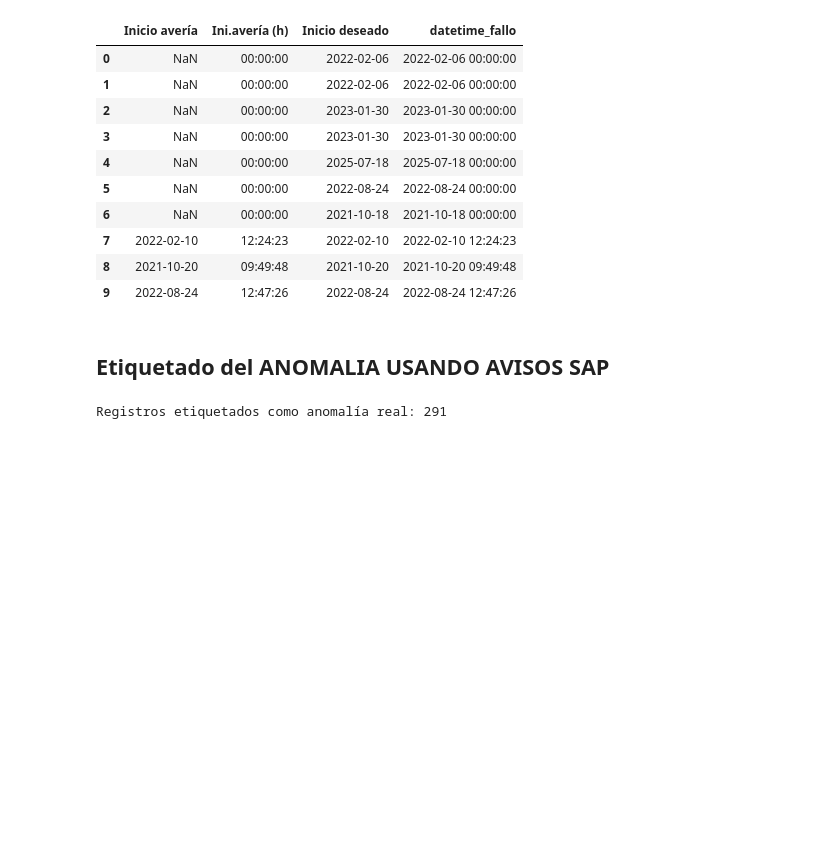
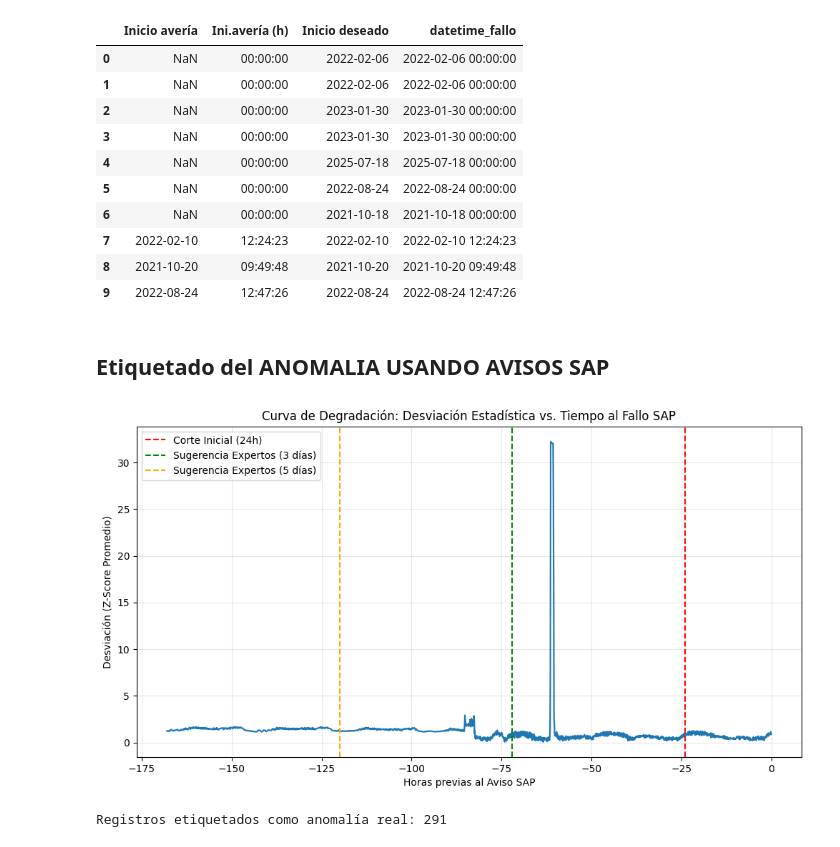
Before and after one commit to BryanInche/27.tfm_enagas_ia, a Jupyter notebook: notebooks/03_Etiquetado_y_Feature_Engineering.ipynb, the cells around one changed output. Cells and saved outputs as stored; diff of their text form; code cells hidden in the pictures; blank space fills up the shorter version.

Commit message:
modelos_punto_corte

```diff
--- a/notebooks/03_Etiquetado_y_Feature_Engineering.ipynb
+++ b/notebooks/03_Etiquetado_y_Feature_Engineering.ipynb
@@ -53,6 +53,69 @@ df_sap[['Inicio avería','Ini.avería (h)','Inicio deseado','datetime_fallo']]
 | 9 | 2022-08-24 | 12:47:26 | 2022-08-24 | 2022-08-24 12:47:26 |
 # %% [markdown]
 ## Etiquetado del ANOMALIA USANDO AVISOS SAP
+# %%
+import pandas as pd
+import numpy as np
+import matplotlib.pyplot as plt
+import seaborn as sns
+
+# 1. Selección de variables dinámicas (omitimos las de varianza cero como caudal_min)
+variables_analisis = ['presion_in_A', 'temperatura_in_A', 'caudal_bruto_A', 'caudal_nominal_A']
+
+# 2. Definición de la Población de Control (Operación Normal)
+# Filtramos periodos que sabemos están lejos de cualquier fallo (ej. más de 10 días de distancia)
+df_control = df.copy()
+for fecha in df_sap['datetime_fallo']:
+    mask_cerca_fallo = (df_control.index >= fecha - pd.Timedelta(days=10)) & \
+                       (df_control.index <= fecha + pd.Timedelta(days=1))
+    df_control = df_control[~df_control.index.isin(df_control[mask_cerca_fallo].index)]
+
+# Calculamos media y desviación estándar de la normalidad
+stats_normal = df_control[variables_analisis].agg(['mean', 'std']).T
+
+# 3. Análisis de Ventanas Pre-Fallo (7 días atrás)
+analisis_lote = []
+
+for fecha_f in df_sap['datetime_fallo']:
+    # Extraemos 7 días antes del aviso SAP
+    inicio_ventana = fecha_f - pd.Timedelta(days=7)
+    ventana_pre = df.loc[inicio_ventana:fecha_f, variables_analisis].copy()
+
+    if ventana_pre.empty:
+        continue
+
+    # Calculamos el Z-Score para cada variable (Distancia estadística a la normalidad)
+    for var in variables_analisis:
+        ventana_pre[f'z_{var}'] = (ventana_pre[var] - stats_normal.loc[var, 'mean']) / stats_normal.loc[var, 'std']
+
+    # Calculamos la Desviación Promedio Absoluta de todas las variables
+    z_cols = [f'z_{v}' for v in variables_analisis]
+    ventana_pre['desviacion_total'] = ventana_pre[z_cols].abs().mean(axis=1)
+
+    # Tiempo relativo al fallo en horas (0 es el momento del aviso SAP)
+    ventana_pre['horas_respecto_fallo'] = (ventana_pre.index - fecha_f).total_seconds() / 3600
+    analisis_lote.append(ventana_pre[['horas_respecto_fallo', 'desviacion_total']])
+
+# 4. Consolidación de resultados
+df_curva_degradacion = pd.concat(analisis_lote)
+
+# 5. Visualización de la Curva de Persistencia
+plt.figure(figsize=(12, 6))
+sns.lineplot(data=df_curva_degradacion, x='horas_respecto_fallo', y='desviacion_total', errorbar=('ci', 95))
+
+# Marcas de referencia para la justificación
+plt.axvline(x=-24, color='red', linestyle='--', label='Corte Inicial (24h)')
+plt.axvline(x=-72, color='green', linestyle='--', label='Sugerencia Expertos (3 días)')
+plt.axvline(x=-120, color='orange', linestyle='--', label='Sugerencia Expertos (5 días)')
+
+plt.title("Curva de Degradación: Desviación Estadística vs. Tiempo al Fallo SAP")
+plt.xlabel("Horas previas al Aviso SAP")
+plt.ylabel("Desviación (Z-Score Promedio)")
+plt.legend()
+plt.grid(True, alpha=0.3)
+plt.show()
+# %% [output]
+[figure, added]
 # %%
 df['is_anomaly'] = 0
 # Ahora el etiquetado será mucho más preciso
```
Also changed, not shown: parts of 2 cells of this notebook.
